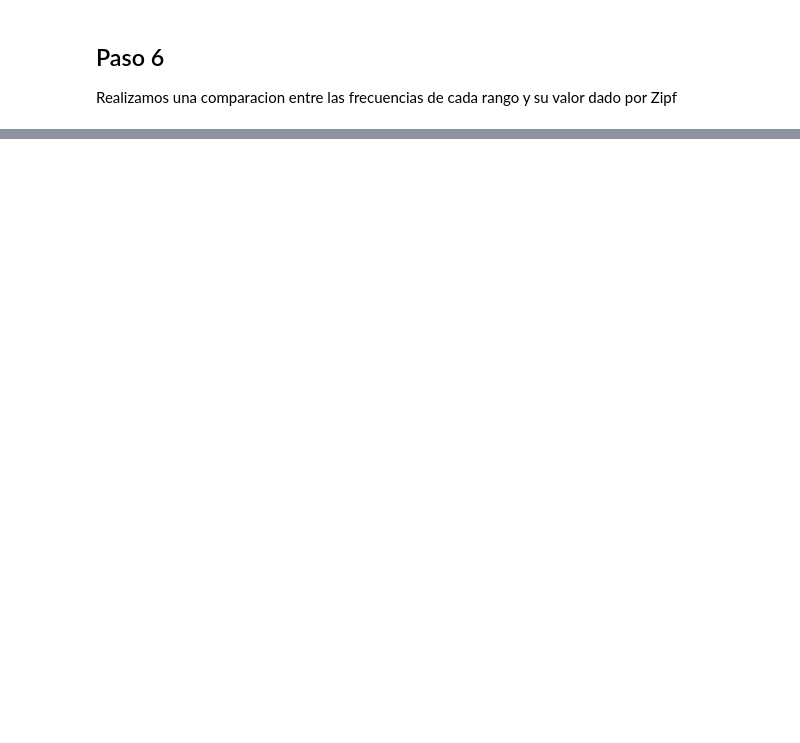
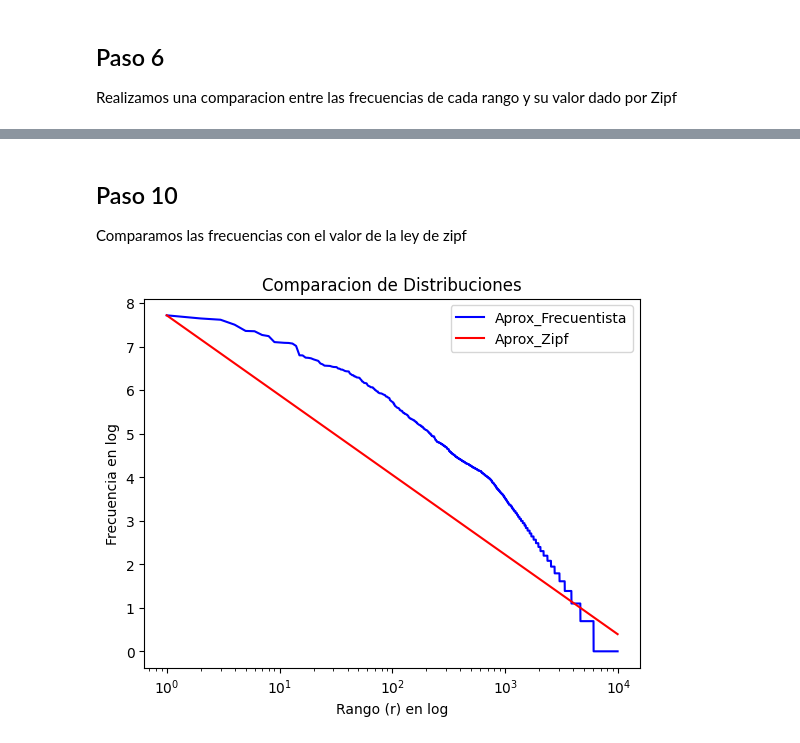
Before and after one commit to JoelHaiddRC/Linguistica, a Jupyter notebook: notebooks/Ejercicio2.ipynb, the cells around one changed output, grey strips where cells are left out. Drawn from its saved outputs; the diff is of its cells as text; code cells hidden in the pictures; blank space fills up the shorter version.

```diff
--- a/notebooks/Ejercicio2.ipynb
+++ b/notebooks/Ejercicio2.ipynb
@@ -152,0 +223,12 @@ Utilizamos el metodo de __Byte Pair Encoding__ (BPE) para obtener los subwords d
+# %% [markdown]
+## Paso 10
+
+Comparamos las frecuencias con el valor de la ley de zipf
+# %%
+## Graficamos la comparacion
+fig, ax = plt.subplots()
+graficar_zipf_frec(tabla_zipf_bpe, tabla_frecuencias_bpe, ax)
+plt.legend(bbox_to_anchor=(1, 1))
+plt.show()
+# %% [output]
+[figure, added]
```
Also changed, not shown: parts of 18 cells of this notebook, 4 other files.
